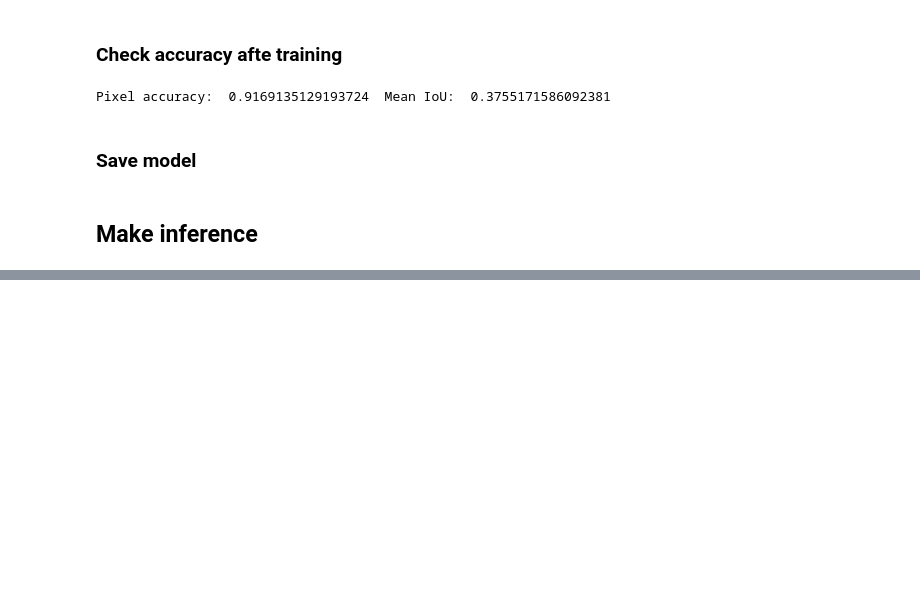
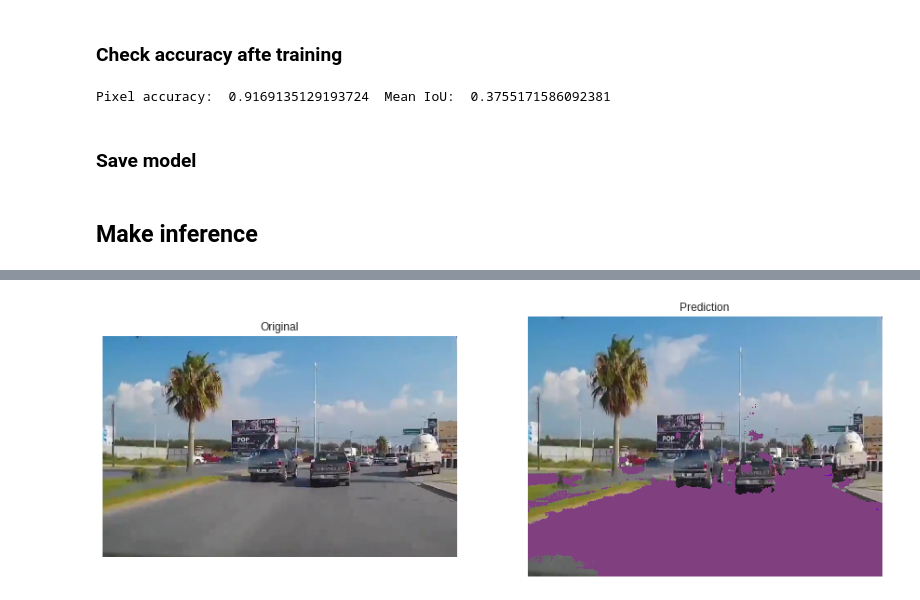
Before and after one commit to betogaona7/FCN, a Jupyter notebook: FCN.ipynb, the cells around one changed output, grey strips where cells are left out. Drawn from its saved outputs; the diff is of its cells as text; code cells hidden in the pictures; blank space fills up the shorter version.

```diff
--- a/FCN.ipynb
+++ b/FCN.ipynb
@@ -556,0 +576,9 @@ plot_imgs([scipy.misc.imread(inp), scipy.misc.imread(truth), output], ["Original
+# %%
+inp_image = "data/testimage2.png"
+
+original = scipy.misc.imread(inp_image)
+predicted = get_predicted_image(original, get_image_labels(inp_image), [11, 12, 18, 19]) # Only road labels
+
+plot_imgs([original, predicted], ["Original", "Prediction"], (15, 15))
+# %% [output]
+[figure, added]
```
Also changed, not shown: parts of 11 cells of this notebook.
